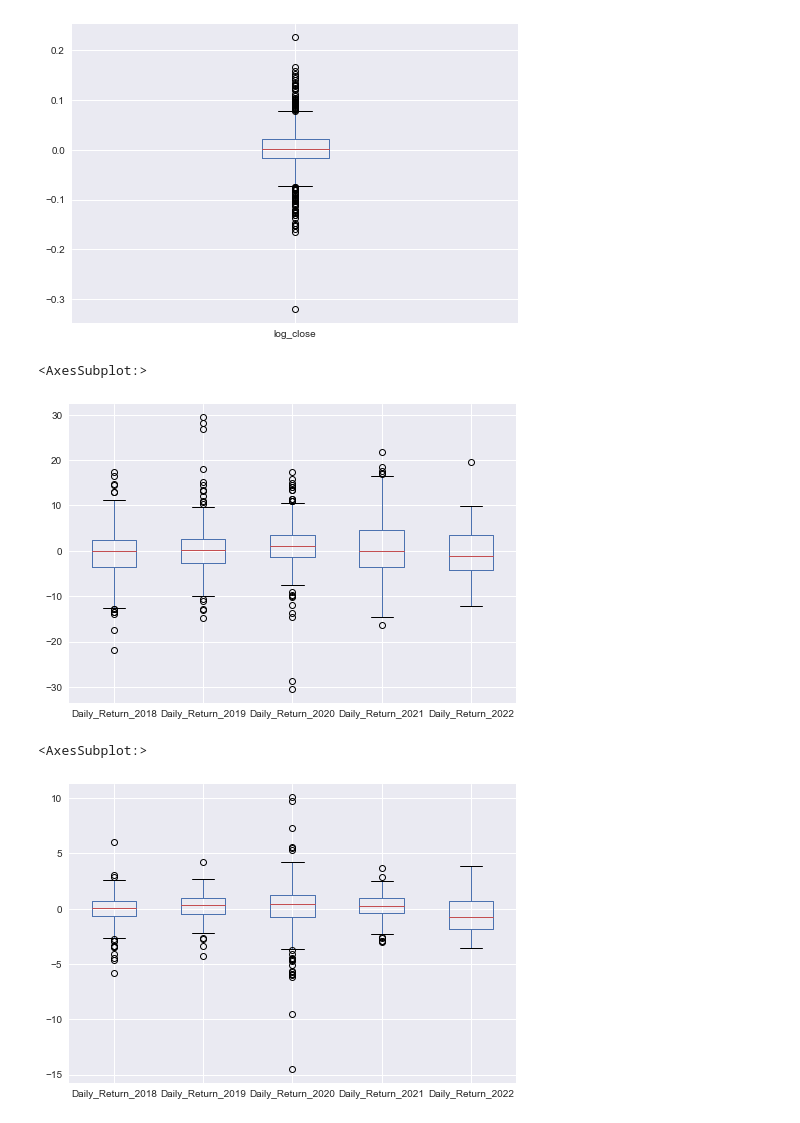
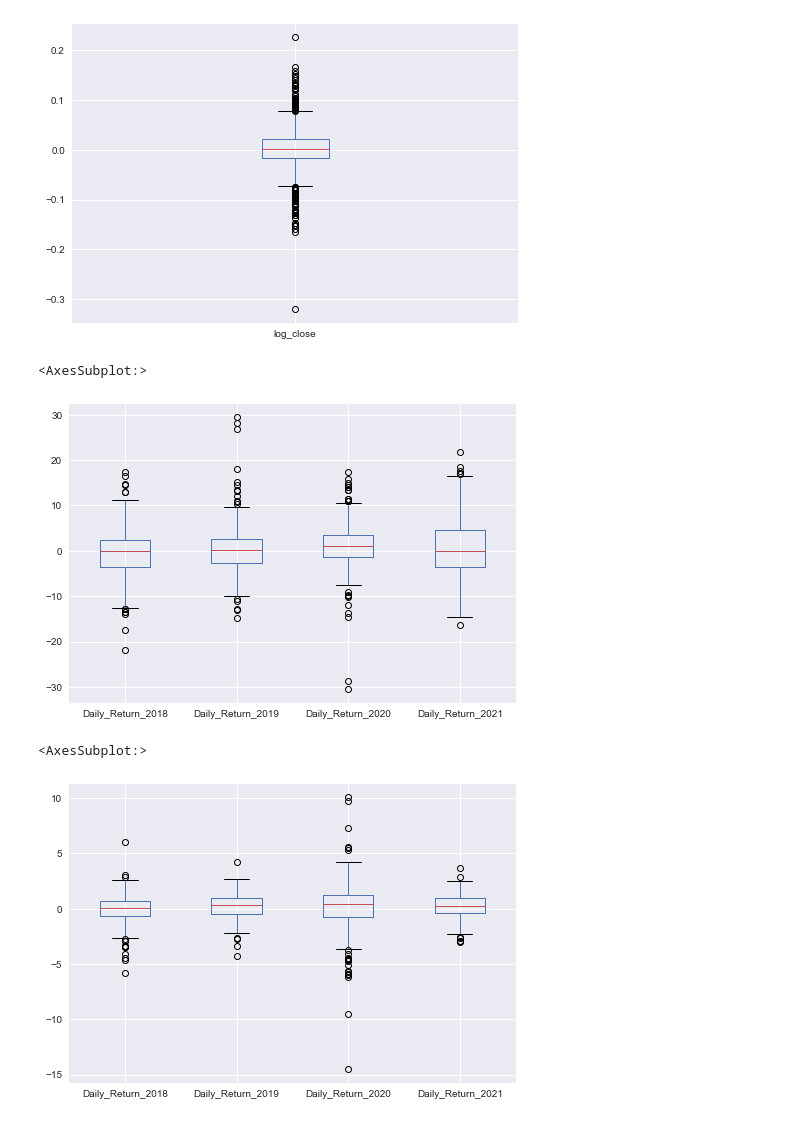
Before and after one commit to arminv1001/BTCvsSPX, a Jupyter notebook: DataLoader.ipynb, the cells around one changed output. Saved outputs shown, nothing was run; the diff lists cells and outputs as text; code cells hidden in the pictures.

```diff
--- a/DataLoader.ipynb
+++ b/DataLoader.ipynb
@@ -116,13 +116,13 @@ def boxPlotYearReturns(df: pd.DataFrame):
 # %%
 year_df_btc = boxPlotYearReturns(btc_data)
 # %%
-year_df_btc.boxplot(column=["Daily_Return_2018","Daily_Return_2019","Daily_Return_2020","Daily_Return_2021","Daily_Return_2022"], return_type="axes")
+year_df_btc.boxplot(column=["Daily_Return_2018","Daily_Return_2019","Daily_Return_2020","Daily_Return_2021"], return_type="axes")
 # %% [output]
 <AxesSubplot:>
-[figure, old version]
+[figure, new version]
 # %%
 year_df_spx = boxPlotYearReturns(spx_data)
-year_df_spx.boxplot(column=["Daily_Return_2018","Daily_Return_2019","Daily_Return_2020","Daily_Return_2021","Daily_Return_2022"], return_type="axes")
+year_df_spx.boxplot(column=["Daily_Return_2018","Daily_Return_2019","Daily_Return_2020","Daily_Return_2021"], return_type="axes")
 # %% [output]
 <AxesSubplot:>
-[figure, old version]
+[figure, new version]
```
Also changed, not shown: parts of 2 cells of this notebook.
